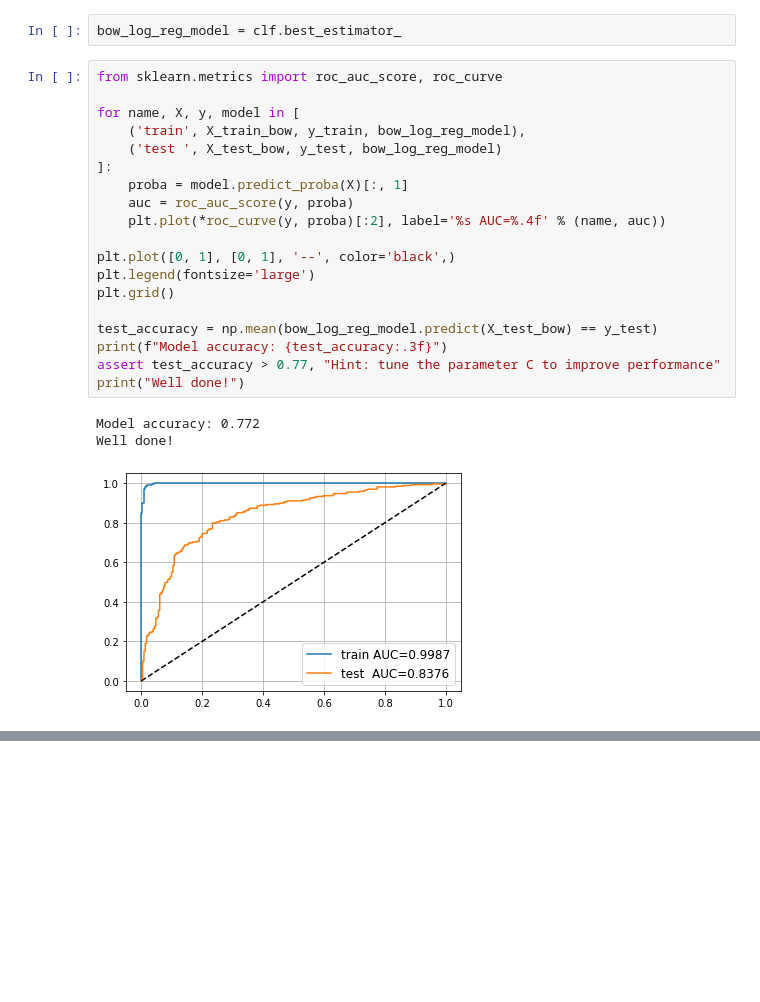
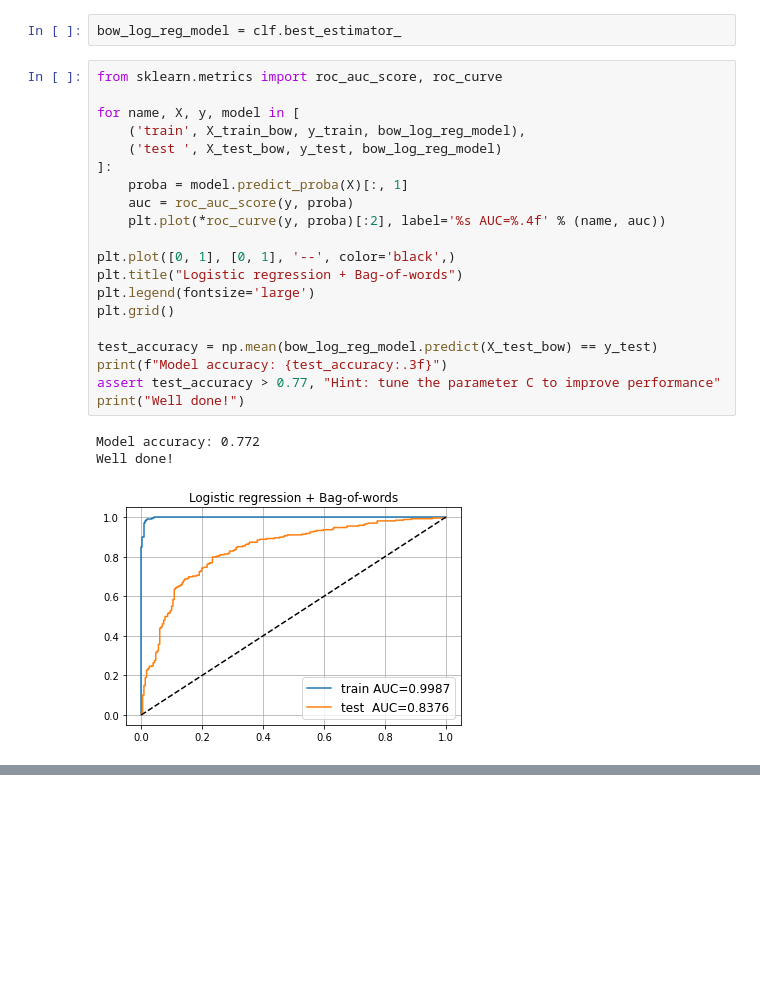
Before and after one commit to Extremesarova/yandex_nlp_course, a Jupyter notebook: week02_text_classification/homework_part1.ipynb, the cells around one changed output, grey strips where cells are left out. Cells and saved outputs as stored; diff of their text form.

```diff
--- a/week02_text_classification/homework_part1.ipynb
+++ b/week02_text_classification/homework_part1.ipynb
@@ -310,26 +310,27 @@ bow_log_reg_model = clf.best_estimator_
 # %%
 from sklearn.metrics import roc_auc_score, roc_curve
 
 for name, X, y, model in [
     ('train', X_train_bow, y_train, bow_log_reg_model),
     ('test ', X_test_bow, y_test, bow_log_reg_model)
 ]:
     proba = model.predict_proba(X)[:, 1]
     auc = roc_auc_score(y, proba)
     plt.plot(*roc_curve(y, proba)[:2], label='%s AUC=%.4f' % (name, auc))
 
 plt.plot([0, 1], [0, 1], '--', color='black',)
+plt.title("Logistic regression + Bag-of-words")
 plt.legend(fontsize='large')
 plt.grid()
 
 test_accuracy = np.mean(bow_log_reg_model.predict(X_test_bow) == y_test)
 print(f"Model accuracy: {test_accuracy:.3f}")
 assert test_accuracy > 0.77, "Hint: tune the parameter C to improve performance"
 print("Well done!")
 # %% [output]
 Model accuracy: 0.772
 Well done!
-[figure, old version]
+[figure, new version]
 # %% [markdown]
 ### Task: implement TF-IDF features
 
```
Also changed, not shown: parts of 10 cells of this notebook.
